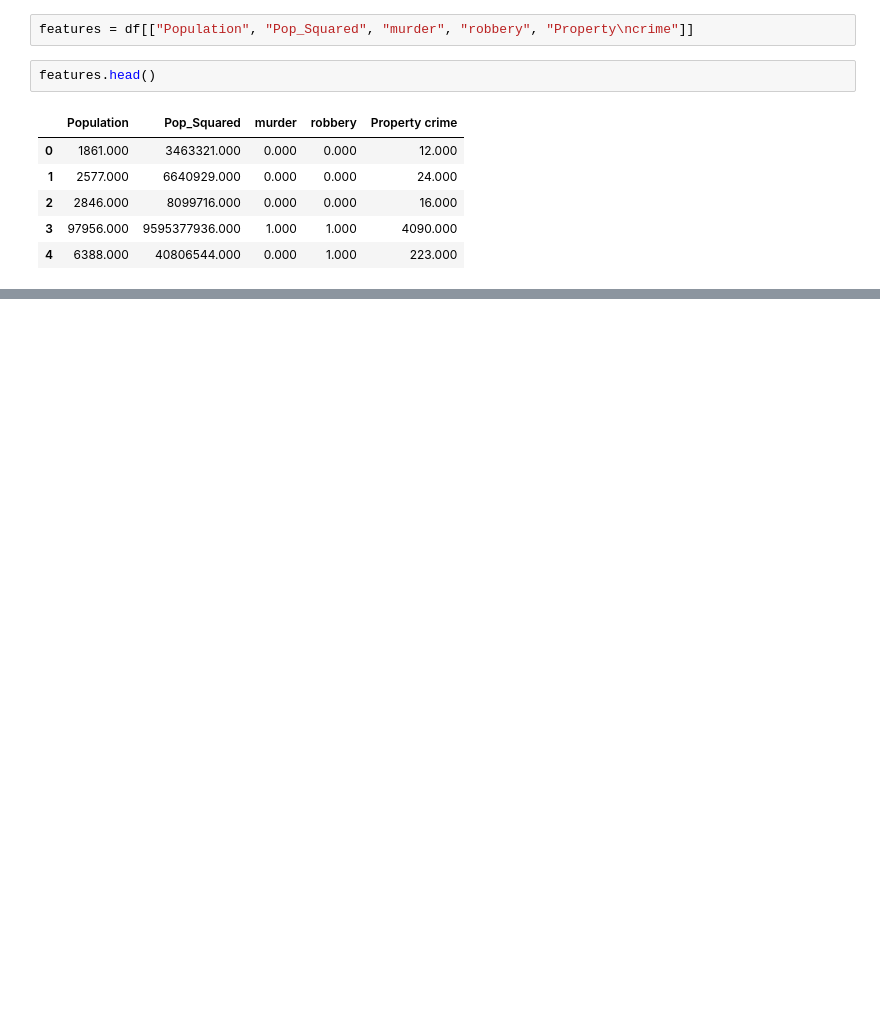
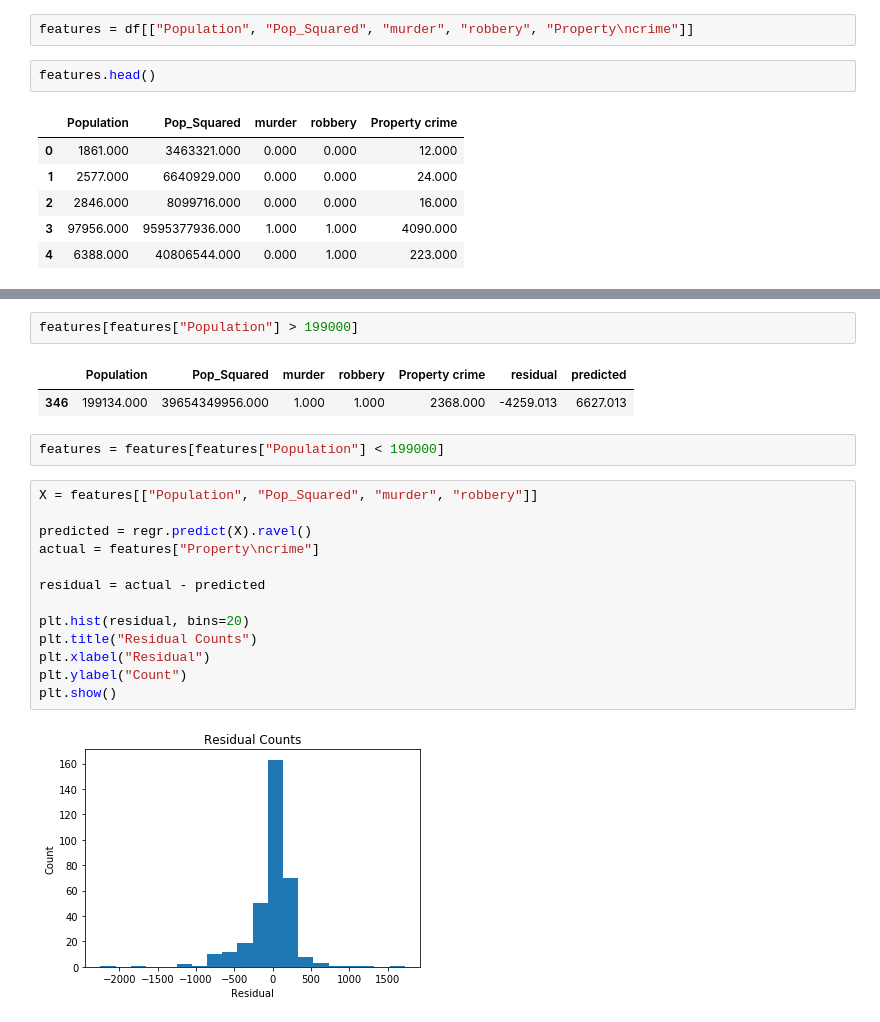
Before and after one commit to jtillis0317/Drills-and-Projects, a Jupyter notebook: Drill - Prepare the Data - Unit 2, Lesson 4, Project 2.ipynb, the cells around one changed output, grey strips where cells are left out. Cells and saved outputs as stored; diff of their text form; blank space fills up the shorter version.

```diff
--- a/Drill - Prepare the Data - Unit 2, Lesson 4, Project 2.ipynb
+++ b/Drill - Prepare the Data - Unit 2, Lesson 4, Project 2.ipynb
@@ -233,0 +376,22 @@ features.head()
+# %%
+features[features["Population"] > 199000]
+# %% [output]
+|  | Population | Pop_Squared | murder | robbery | Property crime | residual | predicted |
+| 346 | 199134.000 | 39654349956.000 | 1.000 | 1.000 | 2368.000 | -4259.013 | 6627.013 |
+# %%
+features = features[features["Population"] < 199000]
+# %%
+X = features[["Population", "Pop_Squared", "murder", "robbery"]]
+
+predicted = regr.predict(X).ravel()
+actual = features["Property\ncrime"]
+
+residual = actual - predicted
+
+plt.hist(residual, bins=20)
+plt.title("Residual Counts")
+plt.xlabel("Residual")
+plt.ylabel("Count")
+plt.show()
+# %% [output]
+[figure, added]
```
Also changed, not shown: parts of 53 cells of this notebook.
